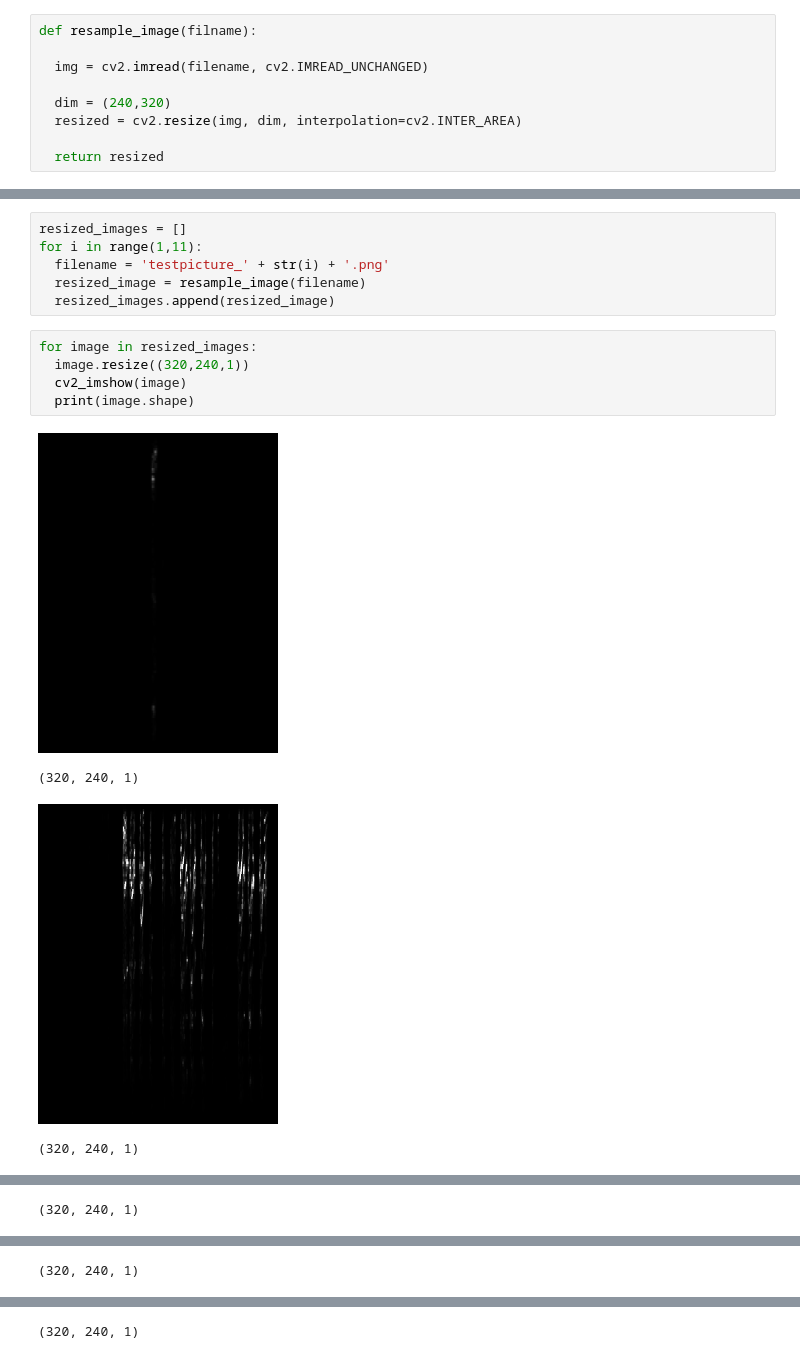
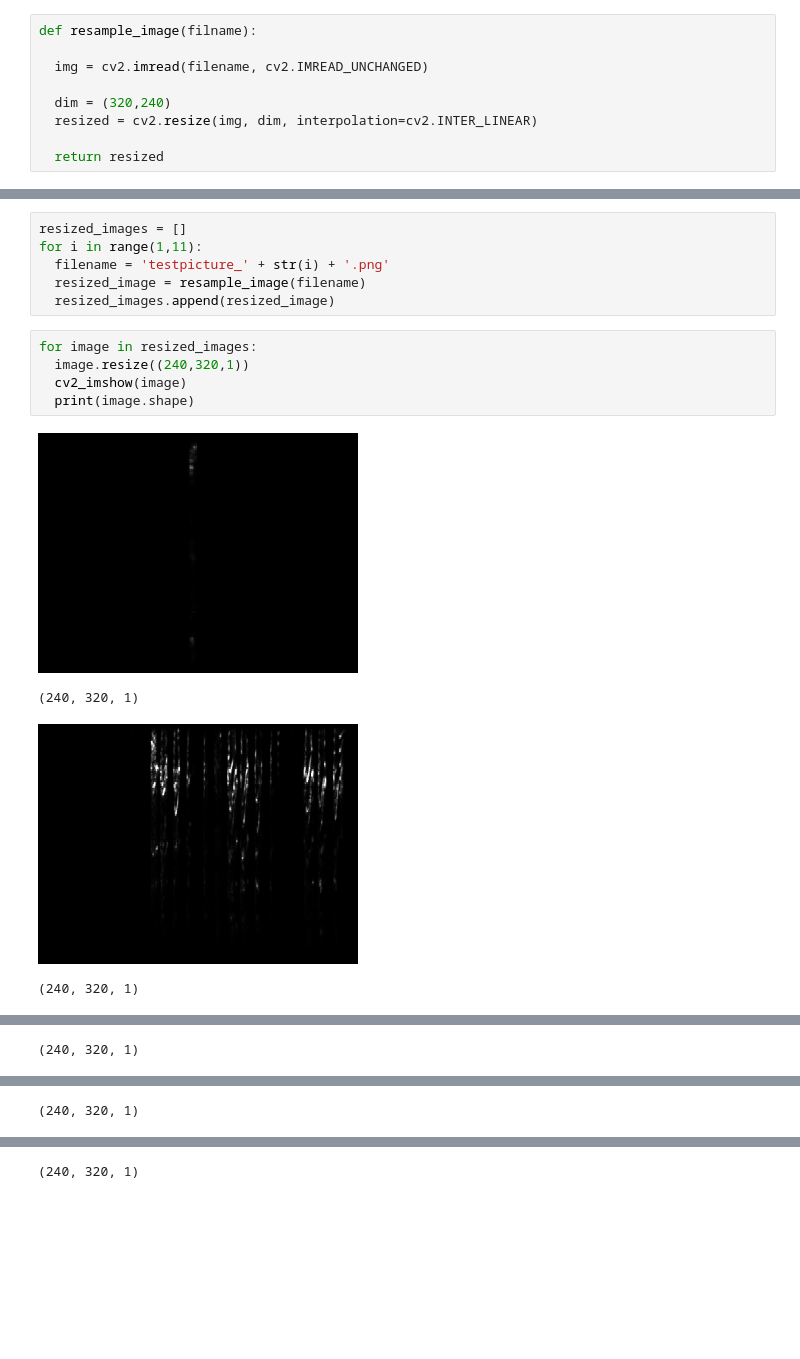
Before and after one commit to codingfabi/COUGHVID, a Jupyter notebook: Final_Project.ipynb, the cells around one changed output, grey strips where cells are left out. Cells and saved outputs as stored; diff of their text form; blank space fills up the shorter version.

```diff
--- a/Final_Project.ipynb
+++ b/Final_Project.ipynb
@@ -269,8 +310,8 @@ def resample_image(filname):
 
   img = cv2.imread(filename, cv2.IMREAD_UNCHANGED)
 
-  dim = (240,320)
-  resized = cv2.resize(img, dim, interpolation=cv2.INTER_AREA)
+  dim = (320,240)
+  resized = cv2.resize(img, dim, interpolation=cv2.INTER_LINEAR)
 
   return resized
 # %%
@@ -290,11 +331,11 @@ for i in range(1,11):
   resized_images.append(resized_image)
 # %%
 for image in resized_images:
-  image.resize((320,240,1))
+  image.resize((240,320,1))
   cv2_imshow(image)
   print(image.shape)
 # %% [output]
-[figure, old version]
+[figure, new version]
-(320, 240, 1)
+(240, 320, 1)
-[figure, old version]
+[figure, new version]
-(320, 240, 1)
+(240, 320, 1)
@@ -302 +343 @@ for image in resized_images:
-(320, 240, 1)
+(240, 320, 1)
@@ -304 +345 @@ for image in resized_images:
-(320, 240, 1)
+(240, 320, 1)
@@ -306 +347 @@ for image in resized_images:
-(320, 240, 1)
+(240, 320, 1)
```
Also changed, not shown: parts of 15 cells of this notebook.
